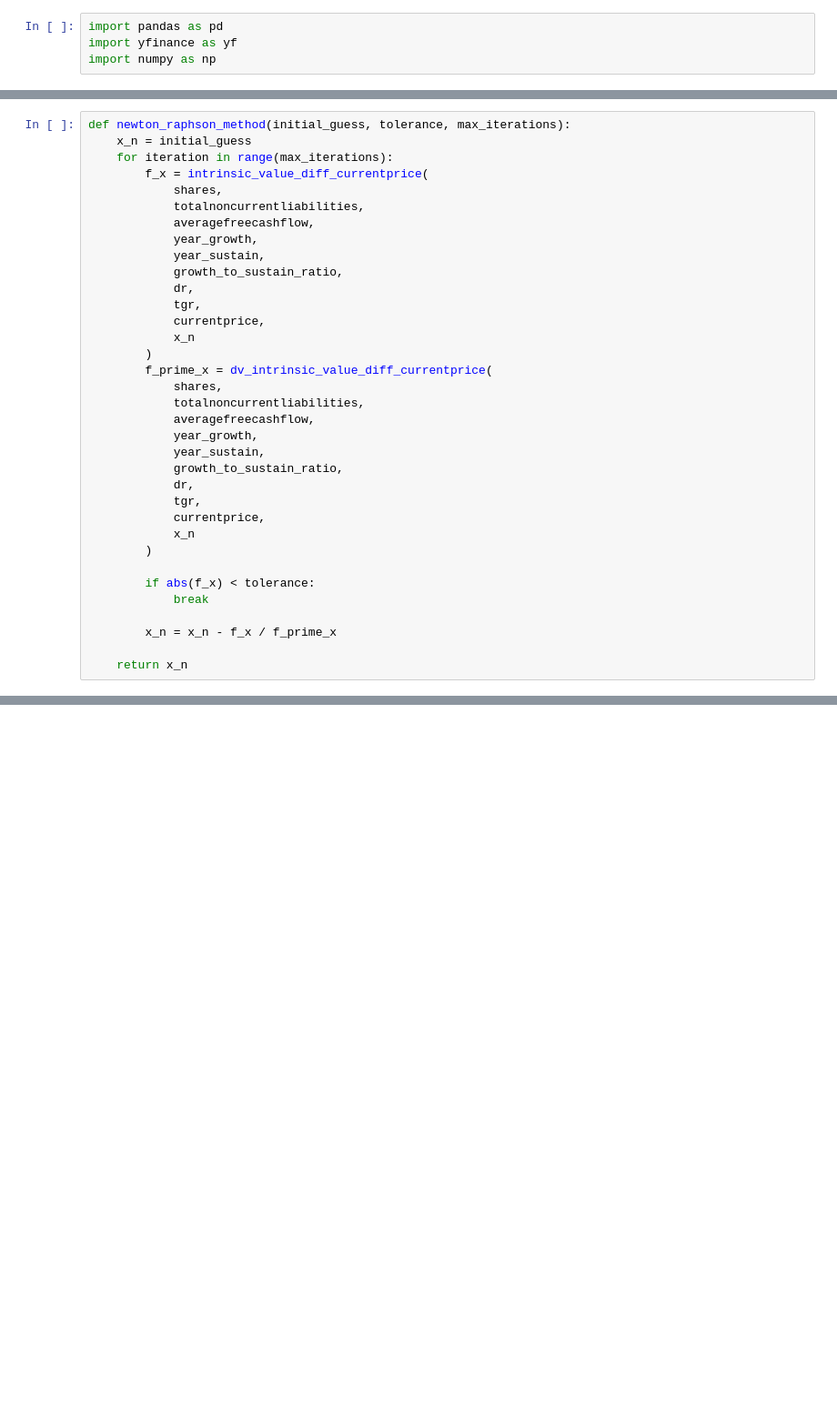
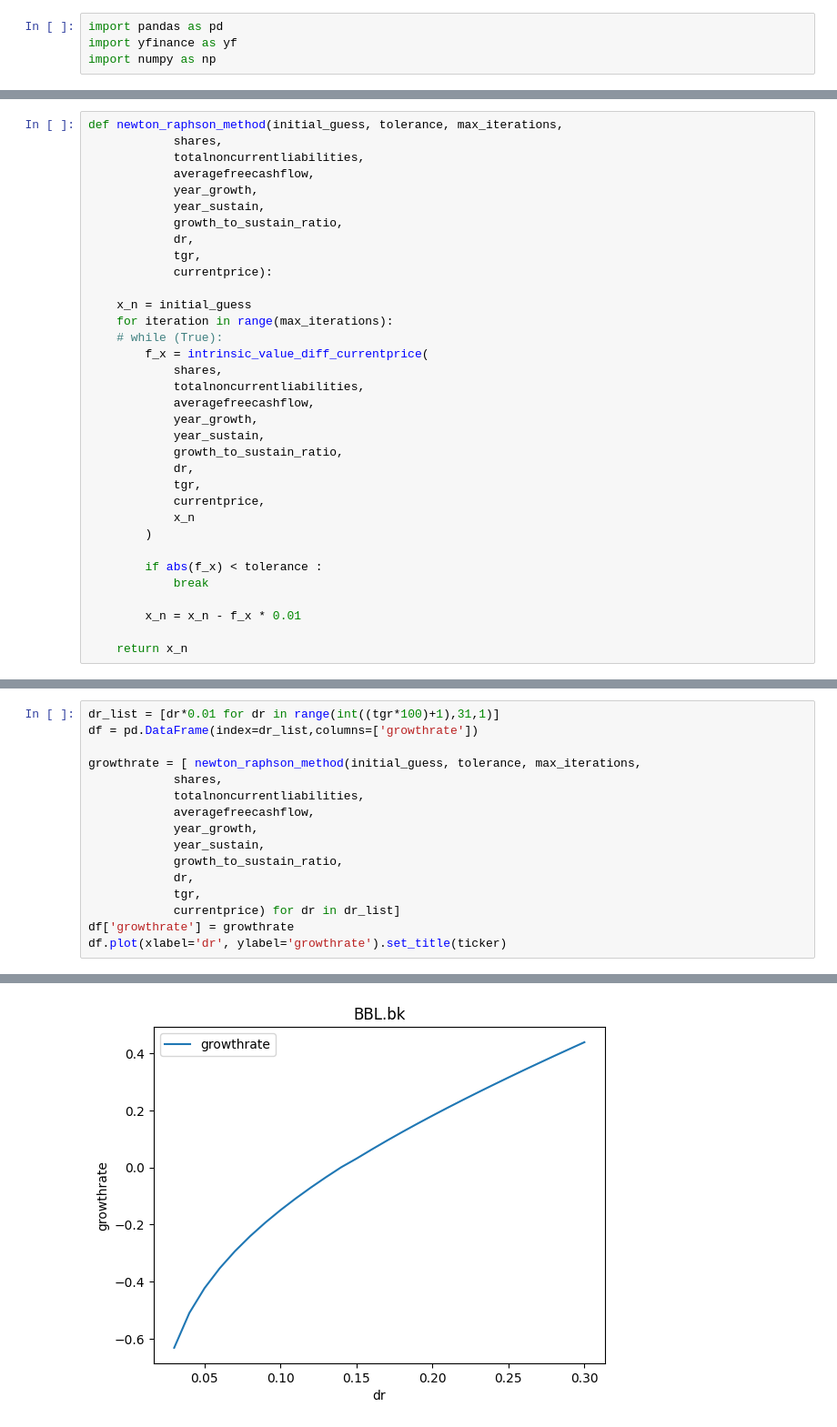
Before and after one commit to NarasetS/StockTH_Valuation, a Jupyter notebook: Exe_1_Inverse_DCF.ipynb, the cells around one changed output, grey strips where cells are left out. Shown at 91% size. Saved outputs shown, nothing was run; the diff lists cells and outputs as text; blank space fills up the shorter version.

```diff
--- a/Exe_1_Inverse_DCF.ipynb
+++ b/Exe_1_Inverse_DCF.ipynb
@@ -148,7 +117,18 @@ def dv_intrinsic_value_diff_currentprice(
 # %%
-def newton_raphson_method(initial_guess, tolerance, max_iterations):
+def newton_raphson_method(initial_guess, tolerance, max_iterations,
+            shares,
+            totalnoncurrentliabilities,
+            averagefreecashflow,
+            year_growth,
+            year_sustain,
+            growth_to_sustain_ratio,
+            dr,
+            tgr,
+            currentprice):
+
     x_n = initial_guess
     for iteration in range(max_iterations):
+    # while (True):
         f_x = intrinsic_value_diff_currentprice(
             shares,
             totalnoncurrentliabilities,
@@ -161,23 +141,11 @@ def newton_raphson_method(initial_guess, tolerance, max_iterations):
             currentprice,
             x_n
         )
-        f_prime_x = dv_intrinsic_value_diff_currentprice(
-            shares,
-            totalnoncurrentliabilities,
-            averagefreecashflow,
-            year_growth,
-            year_sustain,
-            growth_to_sustain_ratio,
-            dr,
-            tgr,
-            currentprice,
-            x_n
-        )
 
-        if abs(f_x) < tolerance:
+        if abs(f_x) < tolerance :
             break
 
-        x_n = x_n - f_x / f_prime_x
+        x_n = x_n - f_x * 0.01
 
     return x_n
 # %%
@@ -213,0 +191,17 @@ print(intrinsic_value_diff_currentprice(
+# %%
+dr_list = [dr*0.01 for dr in range(int((tgr*100)+1),31,1)]
+df = pd.DataFrame(index=dr_list,columns=['growthrate'])
+
+growthrate = [ newton_raphson_method(initial_guess, tolerance, max_iterations,
+            shares,
+            totalnoncurrentliabilities,
+            averagefreecashflow,
+            year_growth,
+            year_sustain,
+            growth_to_sustain_ratio,
+            dr,
+            tgr,
+            currentprice) for dr in dr_list]
+df['growthrate'] = growthrate
+df.plot(xlabel='dr', ylabel='growthrate').set_title(ticker)
+# %% [output]
@@ -213,0 +209 @@ print(intrinsic_value_diff_currentprice(
+[figure, added]
```
Also changed, not shown: parts of 9 cells of this notebook.
